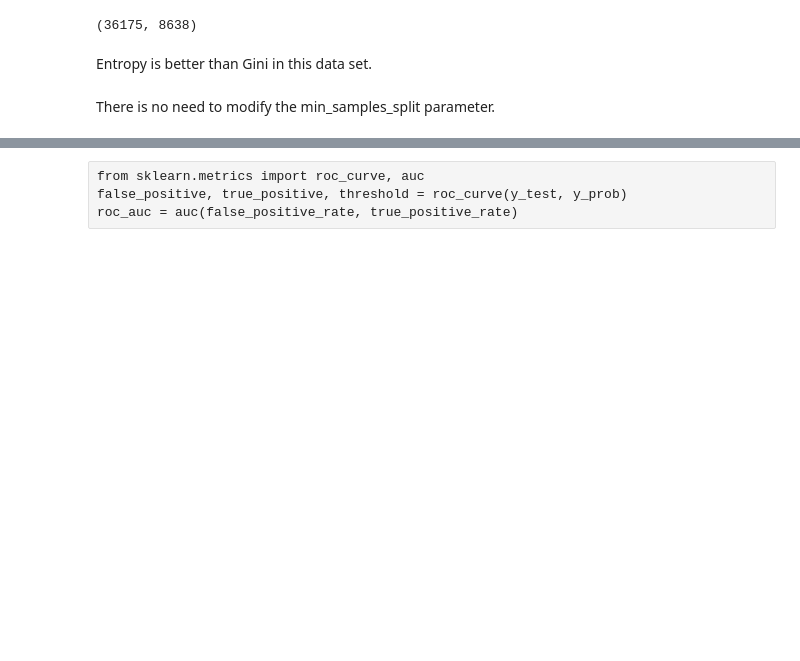
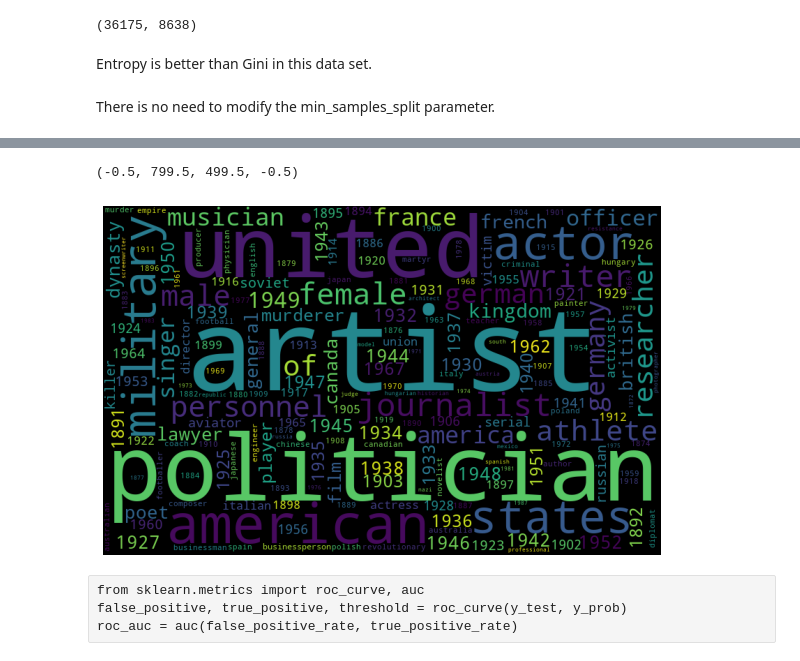
Before and after one commit to P3-CS760/How-will-you-die, a Jupyter notebook: Decision Tree (Manner of Death).ipynb, the cells around one changed output, grey strips where cells are left out. Cells and saved outputs as stored; diff of their text form; code cells hidden in the pictures; blank space fills up the shorter version.

```diff
--- a/Decision Tree (Manner of Death).ipynb
+++ b/Decision Tree (Manner of Death).ipynb
@@ -478,0 +481,14 @@ plt.axis('off')
+# %%
+%%time
+from sklearn.ensemble import RandomForestClassifier
+random_forest = RandomForestClassifier(random_state=seed)
+
+score_rf= []
+for train, test in skf.split(x, y):
+    x_train, x_test = x[train], x[test]
+    y_train, y_test = y[train], y[test]
+    random_forest.fit(x_train,y_train)
+
+    test_score = random_forest.score(x_test, y_test)
+    score_rf.append(test_score)
+print(f'Mean accuracy {(sum(score_rf)/len(score_rf))*100}%')
@@ -479,3 +499,19 @@ plt.axis('off')
+# %%
+#getting features picked by RF
+decision_feature_importatnt = pd.DataFrame(
+                                    data=random_forest.feature_importances_,
+                                    columns=['importance'],
+                                    index= vectorizer.get_feature_names(),
+                                    ).sort_values(by=['importance'], ascending=False)
+dcfeature = decision_feature_importatnt[decision_feature_importatnt['importance'] > 0] #disregarding not used features
+
+freq_death = WordCloud(width =800, height =500, min_font_size=2).generate_from_frequencies(dcfeature['importance'].to_dict())
+plt.figure(figsize=(10,10))
+plt.imshow(freq_death)
+plt.axis('off')
+# %% [output]
+(-0.5, 799.5, 499.5, -0.5)
+[figure, added]
 # %% [raw]
 from sklearn.metrics import roc_curve, auc
 false_positive, true_positive, threshold = roc_curve(y_test, y_prob)
```
Also changed, not shown: parts of 8 cells of this notebook.
